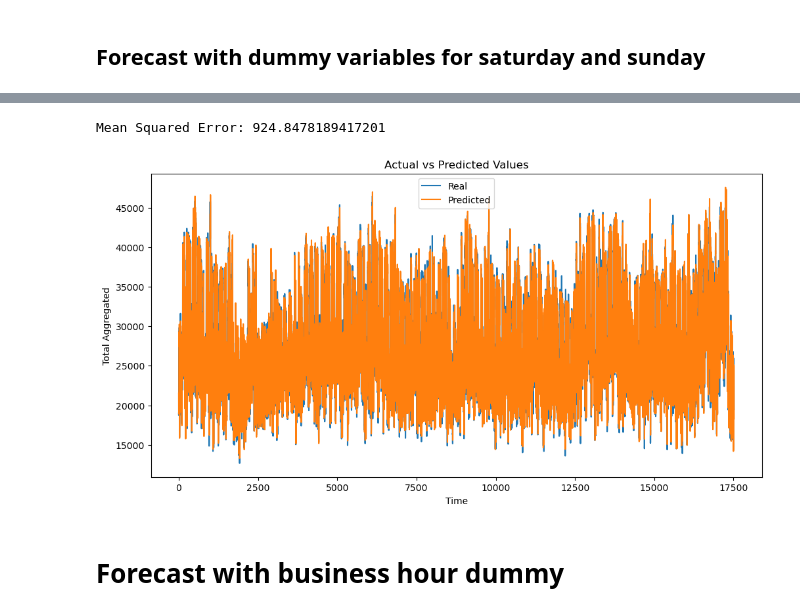
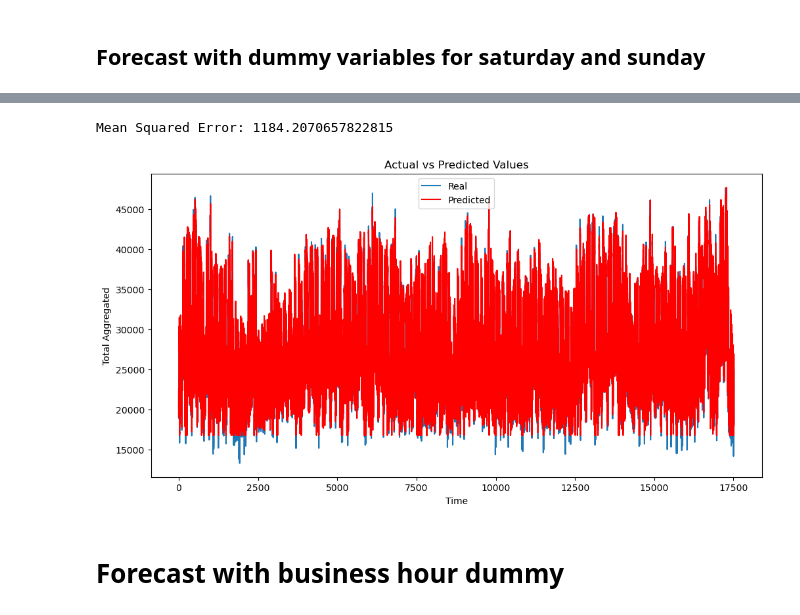
Before and after one commit to lorenzrossi/Thesis, a Jupyter notebook: src/FREQ_NETS_TF/LSTM TF.ipynb, the cells around one changed output, grey strips where cells are left out. Saved outputs shown, nothing was run; the diff lists cells and outputs as text; code cells hidden in the pictures.

```diff
--- a/src/FREQ_NETS_TF/LSTM TF.ipynb
+++ b/src/FREQ_NETS_TF/LSTM TF.ipynb
@@ -388,30 +403,22 @@ y_train = y[:n_train, 0]  # Select only the first column (the scaled feature val
 
 X_test = X[n_train:]
 y_test = y[n_train:, 0]  # Select only the first column (the scaled feature values)
-# %%
-input_shape = X_train.shape[-2:]
-loss = tf.keras.losses.MeanSquaredError()
-metric = [tf.keras.metrics.RootMeanSquaredError()]
-lr_schedule = tf.keras.callbacks.LearningRateScheduler(lambda epoch: 1e-4 * 10**(epoch / 10))
-early_stopping = tf.keras.callbacks.EarlyStopping(patience=3)
-optimizer = tf.keras.optimizers.Adam(learning_rate=0.003)
+# %%
+input_shape2 = X_train.shape[-2:]
 # %%
 tf.keras.backend.clear_session()
 
 #model building
 
 lstm2 = tf.keras.Sequential([
-    tf.keras.layers.LSTM(100, return_sequences=True, input_shape=input_shape),
-    #tf.keras.layers.LSTM(128, return_sequences=True),
-    #tf.keras.layers.BatchNormalization(),
+    tf.keras.layers.LSTM(10, return_sequences=True, input_shape=input_shape2),
     #tf.keras.layers.Dropout(0.5),
-    #tf.keras.layers.LSTM(64, return_sequences=True),
-    #tf.keras.layers.Dropout(0.5),
-    #tf.keras.layers.LSTM(32, return_sequences=True),
-    #tf.keras.layers.BatchNormalization(),
+    tf.keras.layers.LSTM(10, return_sequences=True),
     tf.keras.layers.Flatten(),
-    tf.keras.layers.Dense(50, activation='relu'),
+    #tf.keras.layers.Dense(1, activation='relu'),
     tf.keras.layers.Dense(1),
 ])
 
+lstm2.summary()
+
 lstm2.compile(loss=loss, optimizer=optimizer, metrics=metric)
@@ -448,17 +473,17 @@ predictions2_scaled = target_scaler.inverse_transform(predictions2)
 # %%
-truth2 = pd.Series(feature_array[-len(predictions2):].flatten())
-res2=pd.DataFrame()
-res2['y_true'] = truth2
-res2['y_pred'] = predictions2_scaled
+#truth2 = pd.Series(feature_array[-len(predictions2):].flatten())
+#res2=pd.DataFrame()
+#res2['y_true'] = truth2
+res['y_pred2'] = predictions2_scaled
 # %%
-rmse2 = sqrt(np.mean((res2.y_true - res2.y_pred)**2))
+rmse2 = sqrt(np.mean((res.y_true - res.y_pred2)**2))
 print('Mean Squared Error:', rmse2)
 # %% [output]
-Mean Squared Error: 924.8478189417201
+Mean Squared Error: 1184.2070657822815
 # %%
-plot_preds_vs_actual(res2.y_pred, res.y_true)
+plot_preds_vs_actual(res.y_true, res.y_pred2)
 # %% [output]
-[figure, old version]
+[figure, new version]
 # %% [markdown]
 # Forecast with business hour dummy
 # %%
```
Also changed, not shown: parts of 25 cells of this notebook, 6 other files.
